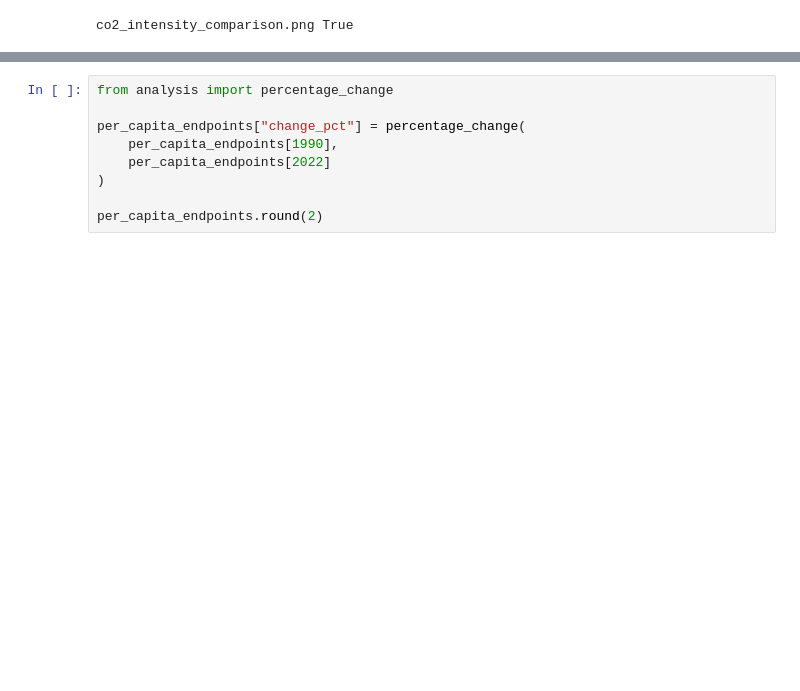
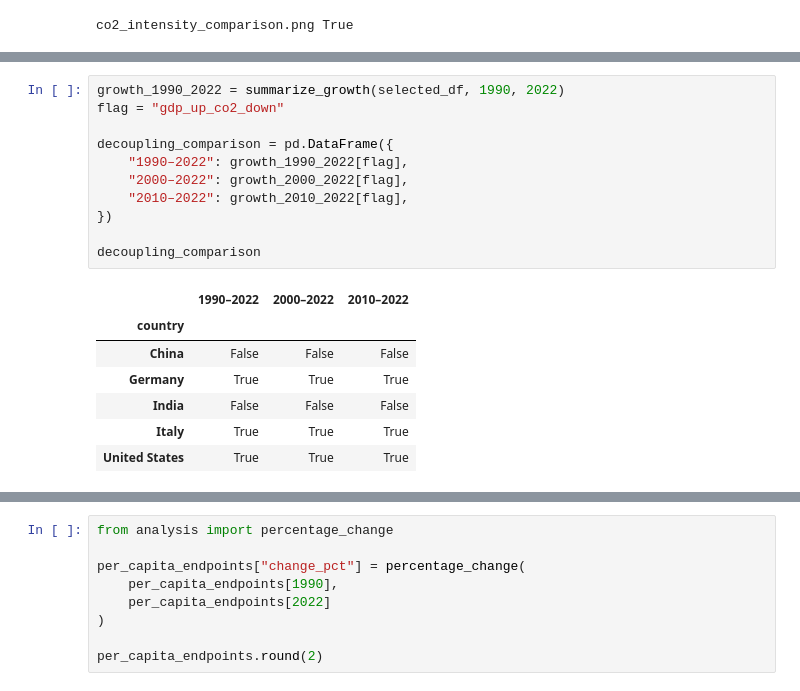
Before and after one commit to hossein-esmaeili2000/unimi-python-project-2026, a Jupyter notebook: green_growth.ipynb, the cells around one changed output, grey strips where cells are left out. Saved outputs shown, nothing was run; the diff lists cells and outputs as text; blank space fills up the shorter version.

```diff
--- a/green_growth.ipynb
+++ b/green_growth.ipynb
@@ -575,0 +607,19 @@ co2_intensity_comparison.png True
+# %%
+growth_1990_2022 = summarize_growth(selected_df, 1990, 2022)
+flag = "gdp_up_co2_down"
+
+decoupling_comparison = pd.DataFrame({
+    "1990–2022": growth_1990_2022[flag],
+    "2000–2022": growth_2000_2022[flag],
+    "2010–2022": growth_2010_2022[flag],
+})
+
+decoupling_comparison
+# %% [output]
+|  | 1990–2022 | 2000–2022 | 2010–2022 |
+| country |  |  |  |
+| China | False | False | False |
+| Germany | True | True | True |
+| India | False | False | False |
+| Italy | True | True | True |
+| United States | True | True | True |
```
Also changed, not shown: parts of 5 cells of this notebook.
